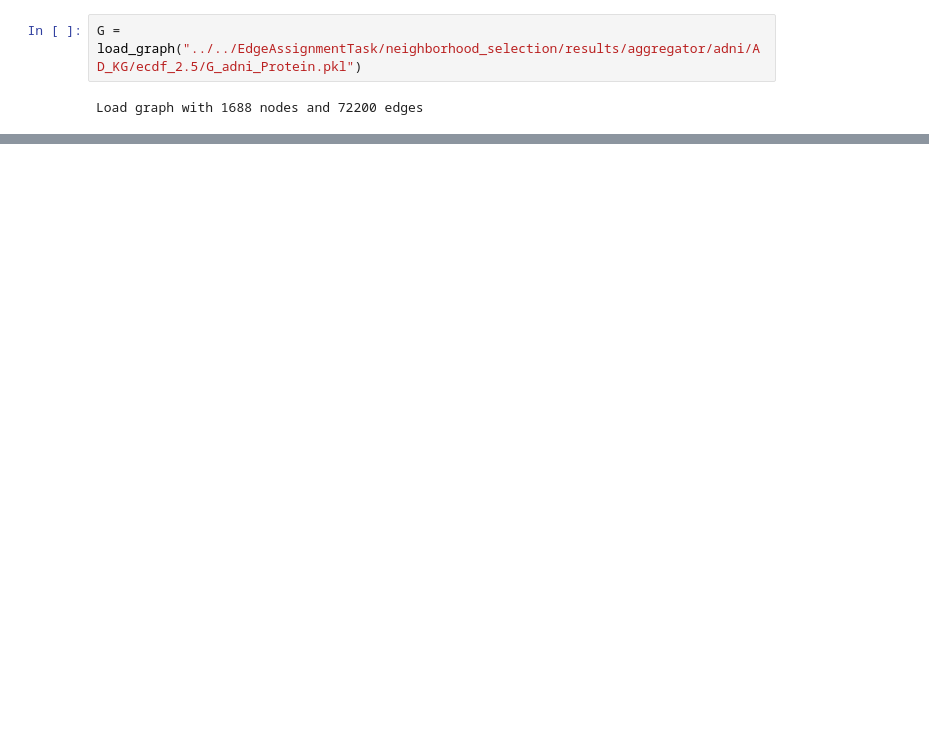
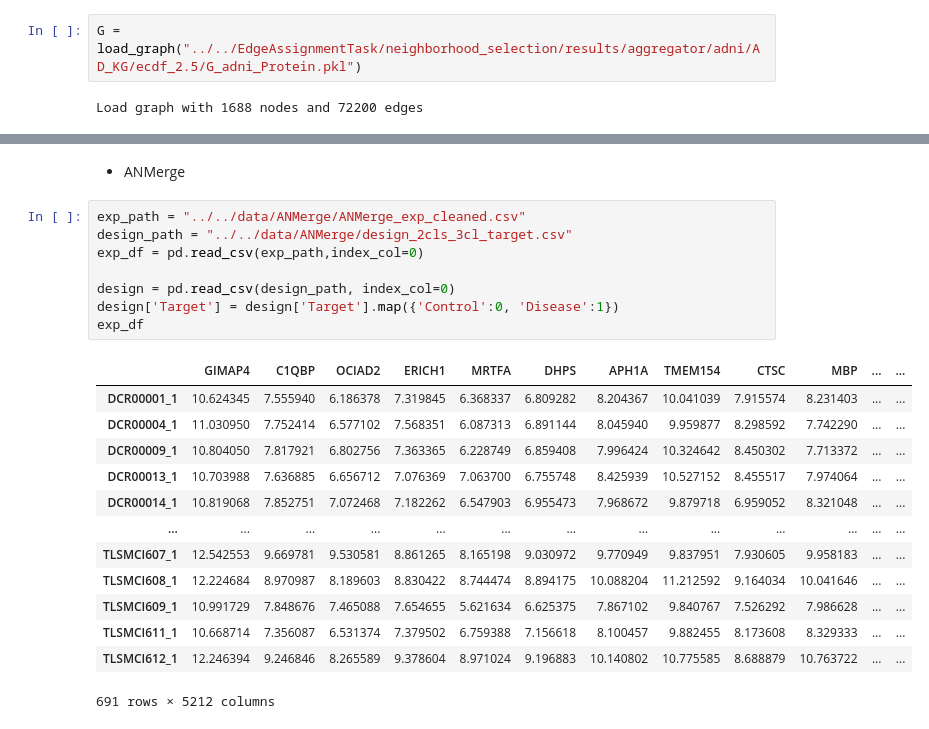
Before and after one commit to Xiaoxuan-Yu-ty/HybridKG, a Jupyter notebook: EdgeAssignmentTask/neighborhood_selection/test.ipynb, the cells around one changed output, grey strips where cells are left out. Cells and saved outputs as stored; diff of their text form; blank space fills up the shorter version.

```diff
--- a/EdgeAssignmentTask/neighborhood_selection/test.ipynb
+++ b/EdgeAssignmentTask/neighborhood_selection/test.ipynb
@@ -609,0 +744,24 @@ def paprnetwork_to_hetero_data(G: nx.MultiDiGraph, topo_features=None):
+# %% [markdown]
++ ANMerge
+# %%
+exp_path = "../../data/ANMerge/ANMerge_exp_cleaned.csv"
+design_path = "../../data/ANMerge/design_2cls_3cl_target.csv"
+exp_df = pd.read_csv(exp_path,index_col=0)
+
+design = pd.read_csv(design_path, index_col=0)
+design['Target'] = design['Target'].map({'Control':0, 'Disease':1})
+exp_df
+# %% [output]
+|  | GIMAP4 | C1QBP | OCIAD2 | ERICH1 | MRTFA | DHPS | APH1A | TMEM154 | CTSC | MBP | ... | ... |
+| DCR00001_1 | 10.624345 | 7.555940 | 6.186378 | 7.319845 | 6.368337 | 6.809282 | 8.204367 | 10.041039 | 7.915574 | 8.231403 | ... | ... |
+| DCR00004_1 | 11.030950 | 7.752414 | 6.577102 | 7.568351 | 6.087313 | 6.891144 | 8.045940 | 9.959877 | 8.298592 | 7.742290 | ... | ... |
+| DCR00009_1 | 10.804050 | 7.817921 | 6.802756 | 7.363365 | 6.228749 | 6.859408 | 7.996424 | 10.324642 | 8.450302 | 7.713372 | ... | ... |
+| DCR00013_1 | 10.703988 | 7.636885 | 6.656712 | 7.076369 | 7.063700 | 6.755748 | 8.425939 | 10.527152 | 8.455517 | 7.974064 | ... | ... |
+| DCR00014_1 | 10.819068 | 7.852751 | 7.072468 | 7.182262 | 6.547903 | 6.955473 | 7.968672 | 9.879718 | 6.959052 | 8.321048 | ... | ... |
+| ... | ... | ... | ... | ... | ... | ... | ... | ... | ... | ... | ... | ... |
+| TLSMCI607_1 | 12.542553 | 9.669781 | 9.530581 | 8.861265 | 8.165198 | 9.030972 | 9.770949 | 9.837951 | 7.930605 | 9.958183 | ... | ... |
+| TLSMCI608_1 | 12.224684 | 8.970987 | 8.189603 | 8.830422 | 8.744474 | 8.894175 | 10.088204 | 11.212592 | 9.164034 | 10.041646 | ... | ... |
+| TLSMCI609_1 | 10.991729 | 7.848676 | 7.465088 | 7.654655 | 5.621634 | 6.625375 | 7.867102 | 9.840767 | 7.526292 | 7.986628 | ... | ... |
+| TLSMCI611_1 | 10.668714 | 7.356087 | 6.531374 | 7.379502 | 6.759388 | 7.156618 | 8.100457 | 9.882455 | 8.173608 | 8.329333 | ... | ... |
+| TLSMCI612_1 | 12.246394 | 9.246846 | 8.265589 | 9.378604 | 8.971024 | 9.196883 | 10.140802 | 10.775585 | 8.688879 | 10.763722 | ... | ... |
+691 rows × 5212 columns
```
Also changed, not shown: parts of 25 cells of this notebook, 14 other files.
